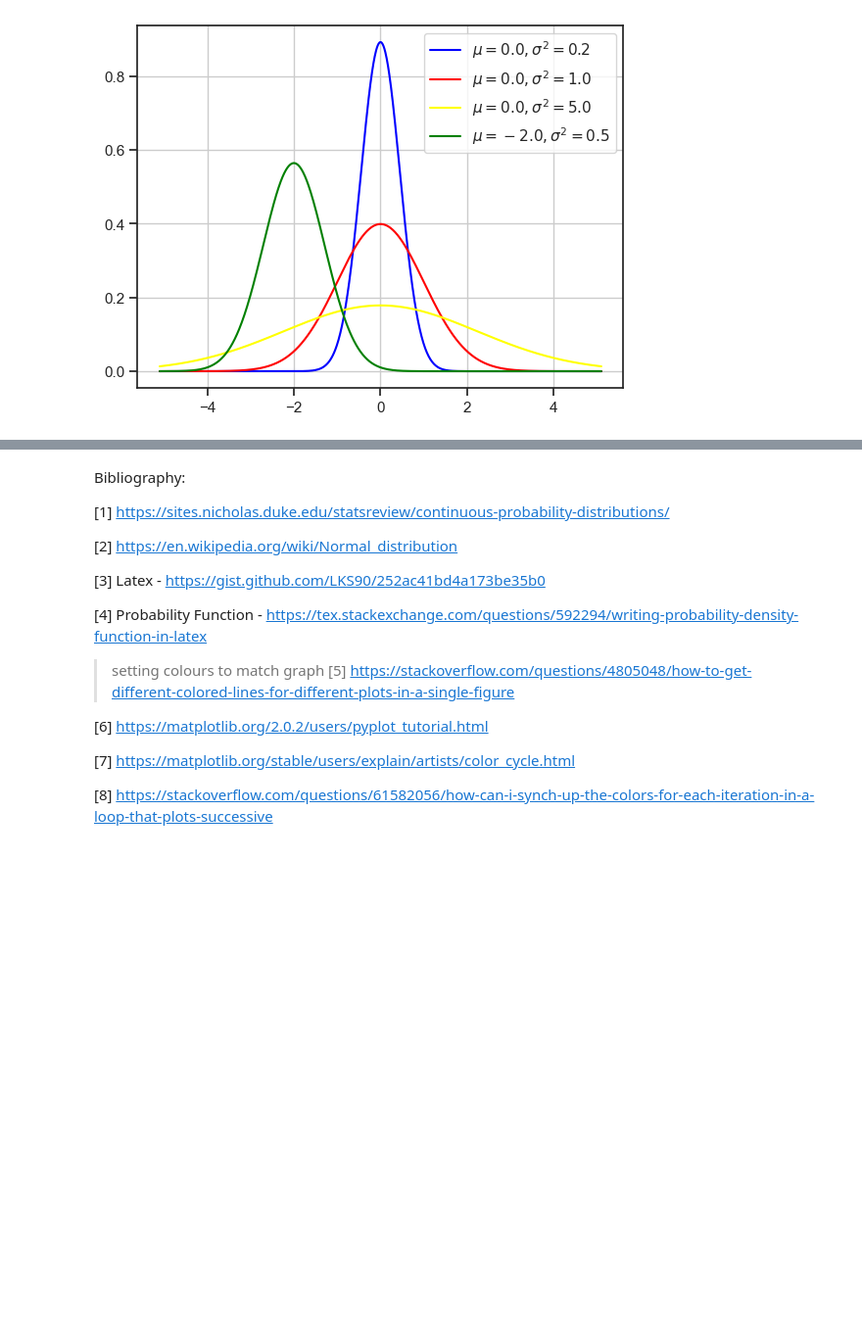
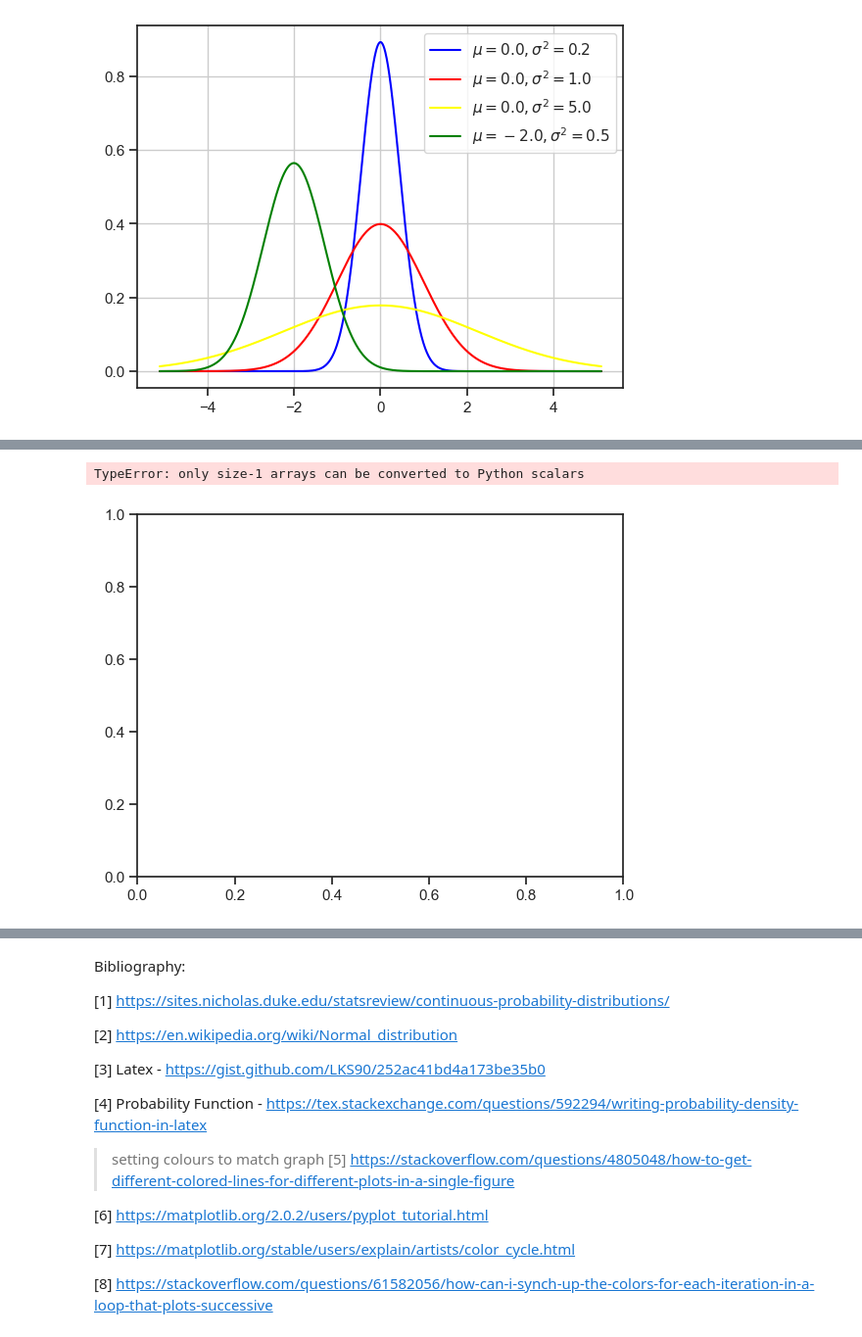
Before and after one commit to VCurry20/MachineLearning_Statistics, a Jupyter notebook: Video Reviews/T_Test.ipynb, the cells around one changed output, grey strips where cells are left out. Shown at 98% size. Cells and saved outputs as stored; diff of their text form; code cells hidden in the pictures; blank space fills up the shorter version.

```diff
--- a/Video Reviews/T_Test.ipynb
+++ b/Video Reviews/T_Test.ipynb
@@ -459,0 +492,14 @@ TypeError: 'float' object is not callable
+# %%
+fig, ax = plt.subplots()
+
+x = np.linspace(-5.0, 5.0, 1001)
+
+# using np in the above formula will allow us to plot
+
+ax.plot(x, Cumulative_Dist(x, mu=0.0, sigma=np.sqrt(0.2)))
+ax.plot(x, Cumulative_Dist(x, mu=0.0, sigma=np.sqrt(1.0)))
+#ax.plot(x, normal_pdf(x, mu=0.0, sigma=np.sqrt(5.0)))
+#ax.plot(x, normal_pdf(x, mu=-2.0, sigma=np.sqrt(0.5)))
+# %% [output]
+TypeError: only size-1 arrays can be converted to Python scalars
+[figure, added]
```
Also changed, not shown: parts of 15 cells of this notebook, 2 other files.
